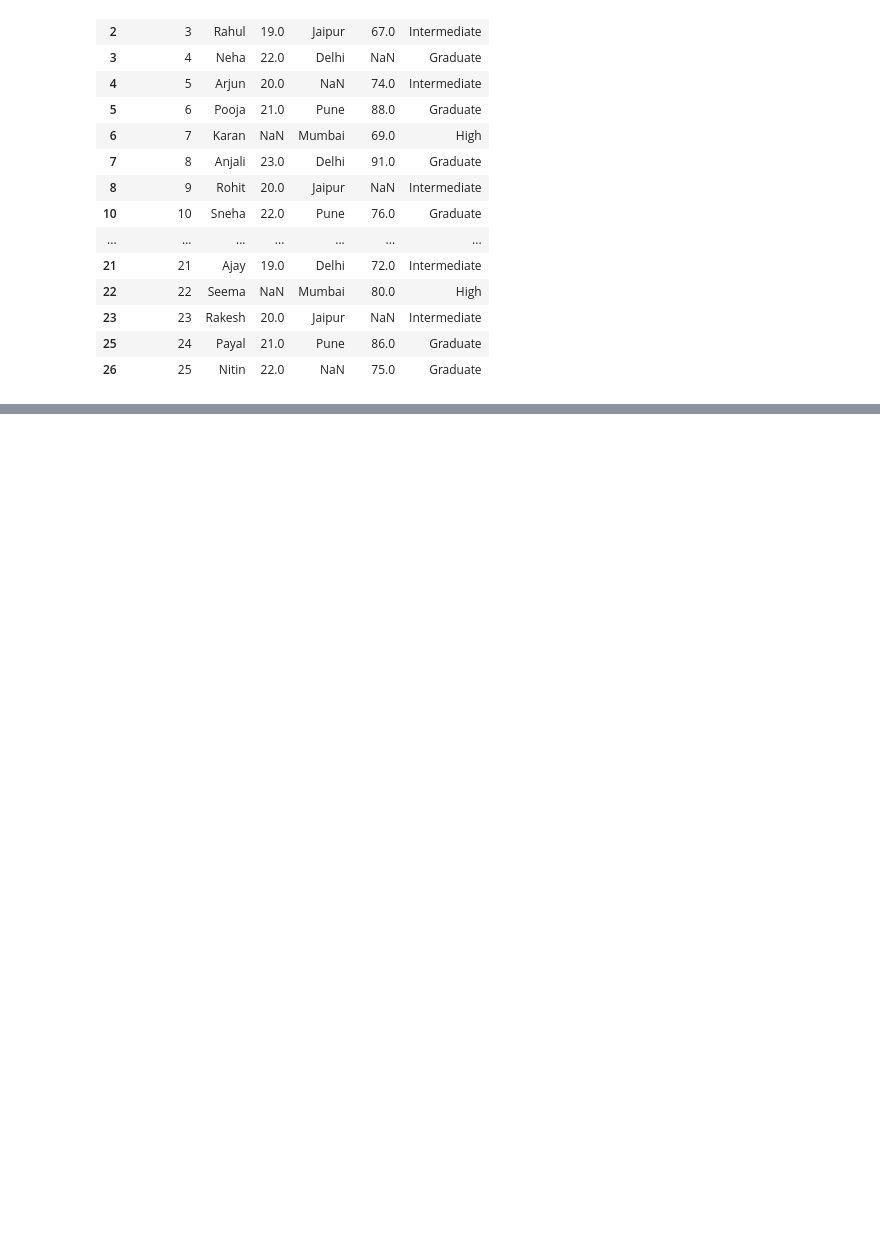
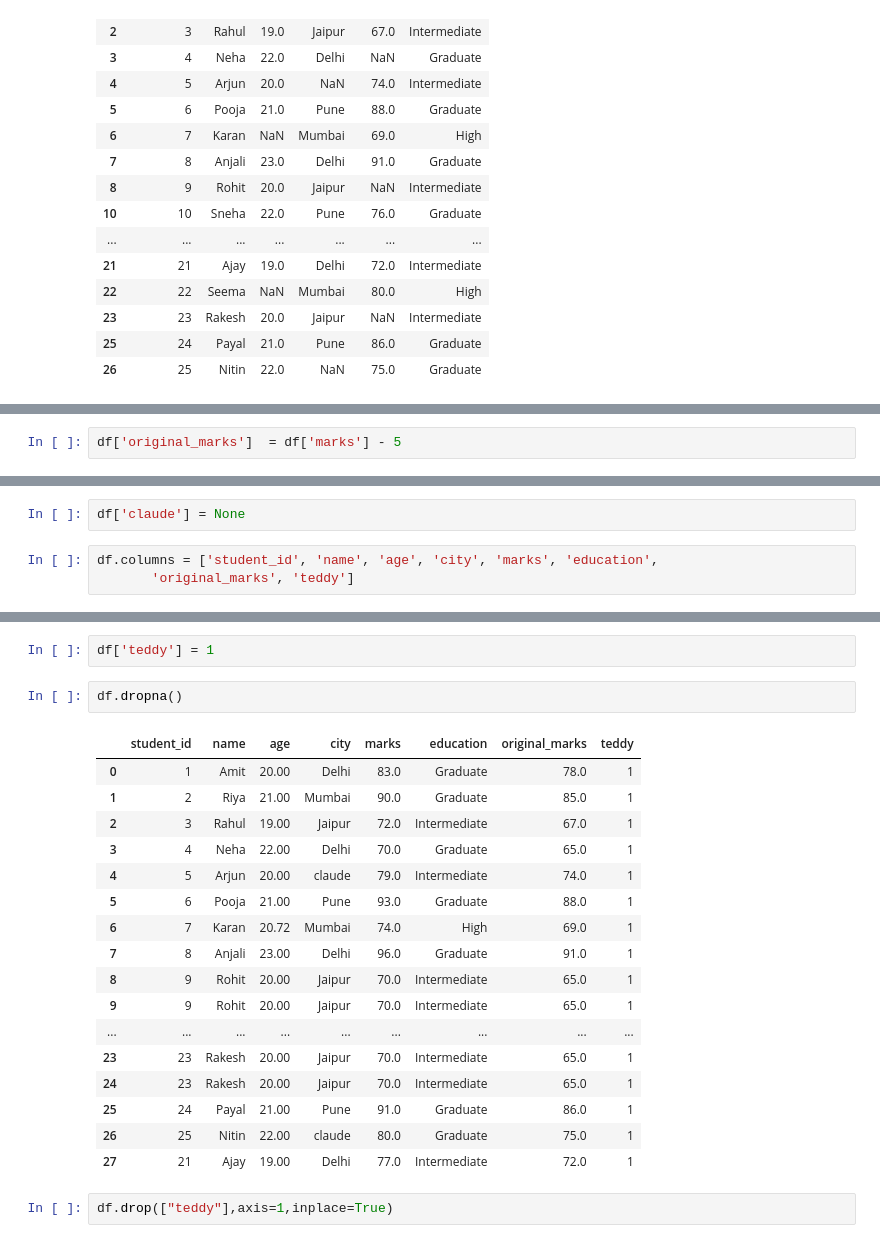
Before and after one commit to Ranjit-Singh-786/evetest, a Jupyter notebook: data_cleaning_preprocessing.ipynb, the cells around one changed output, grey strips where cells are left out. Drawn from its saved outputs; the diff is of its cells as text; blank space fills up the shorter version.

```diff
--- a/data_cleaning_preprocessing.ipynb
+++ b/data_cleaning_preprocessing.ipynb
@@ -212,0 +350,2 @@ df
+# %%
+df['original_marks']  = df['marks'] - 5
@@ -212,0 +361,5 @@ df
+# %%
+df['claude'] = None
+# %%
+df.columns = ['student_id', 'name', 'age', 'city', 'marks', 'education',
+       'original_marks', 'teddy']
@@ -212,0 +386,24 @@ df
+# %%
+df['teddy'] = 1
+# %%
+df.dropna()
+# %% [output]
+|  | student_id | name | age | city | marks | education | original_marks | teddy |
+| 0 | 1 | Amit | 20.00 | Delhi | 83.0 | Graduate | 78.0 | 1 |
+| 1 | 2 | Riya | 21.00 | Mumbai | 90.0 | Graduate | 85.0 | 1 |
+| 2 | 3 | Rahul | 19.00 | Jaipur | 72.0 | Intermediate | 67.0 | 1 |
+| 3 | 4 | Neha | 22.00 | Delhi | 70.0 | Graduate | 65.0 | 1 |
+| 4 | 5 | Arjun | 20.00 | claude | 79.0 | Intermediate | 74.0 | 1 |
+| 5 | 6 | Pooja | 21.00 | Pune | 93.0 | Graduate | 88.0 | 1 |
+| 6 | 7 | Karan | 20.72 | Mumbai | 74.0 | High | 69.0 | 1 |
+| 7 | 8 | Anjali | 23.00 | Delhi | 96.0 | Graduate | 91.0 | 1 |
+| 8 | 9 | Rohit | 20.00 | Jaipur | 70.0 | Intermediate | 65.0 | 1 |
+| 9 | 9 | Rohit | 20.00 | Jaipur | 70.0 | Intermediate | 65.0 | 1 |
+| ... | ... | ... | ... | ... | ... | ... | ... | ... |
+| 23 | 23 | Rakesh | 20.00 | Jaipur | 70.0 | Intermediate | 65.0 | 1 |
+| 24 | 23 | Rakesh | 20.00 | Jaipur | 70.0 | Intermediate | 65.0 | 1 |
+| 25 | 24 | Payal | 21.00 | Pune | 91.0 | Graduate | 86.0 | 1 |
+| 26 | 25 | Nitin | 22.00 | claude | 80.0 | Graduate | 75.0 | 1 |
+| 27 | 21 | Ajay | 19.00 | Delhi | 77.0 | Intermediate | 72.0 | 1 |
+# %%
+df.drop(["teddy"],axis=1,inplace=True)
```
Also changed, not shown: parts of 20 cells of this notebook, 1 other file.
